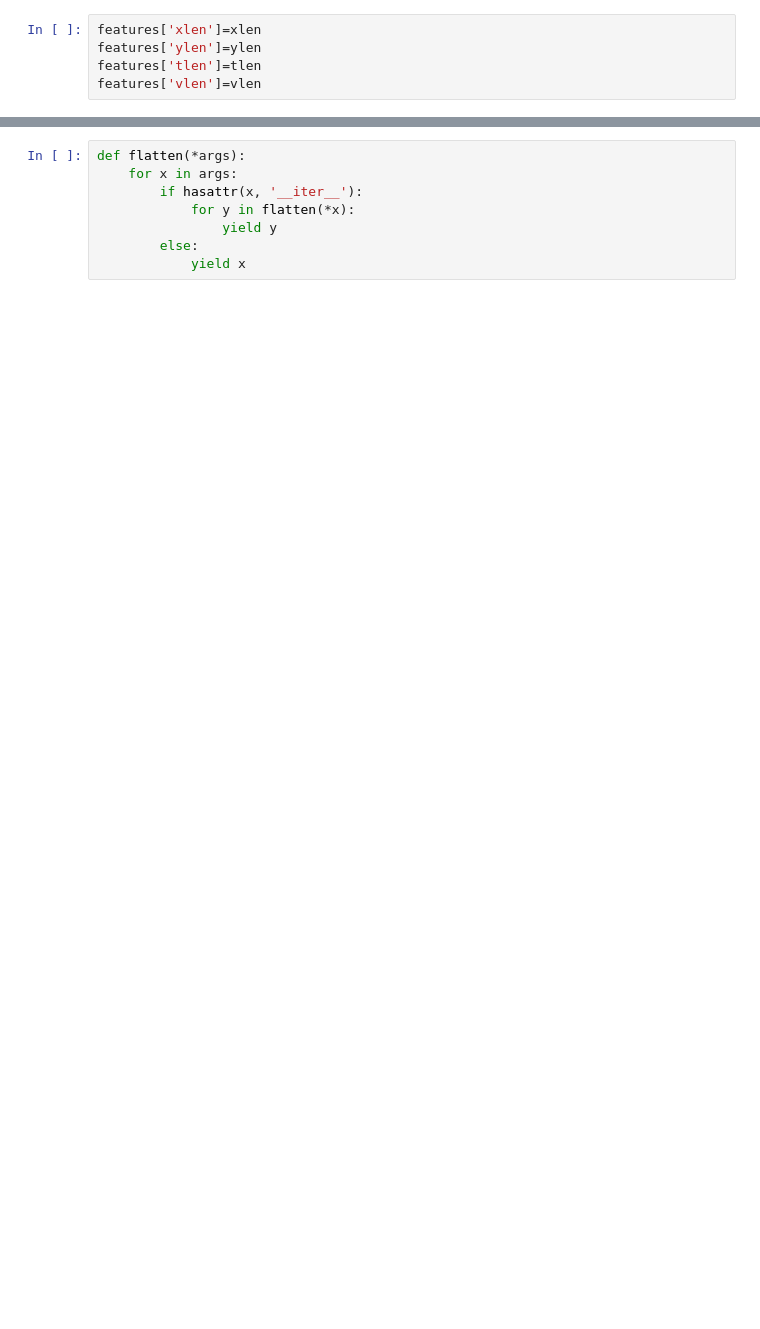
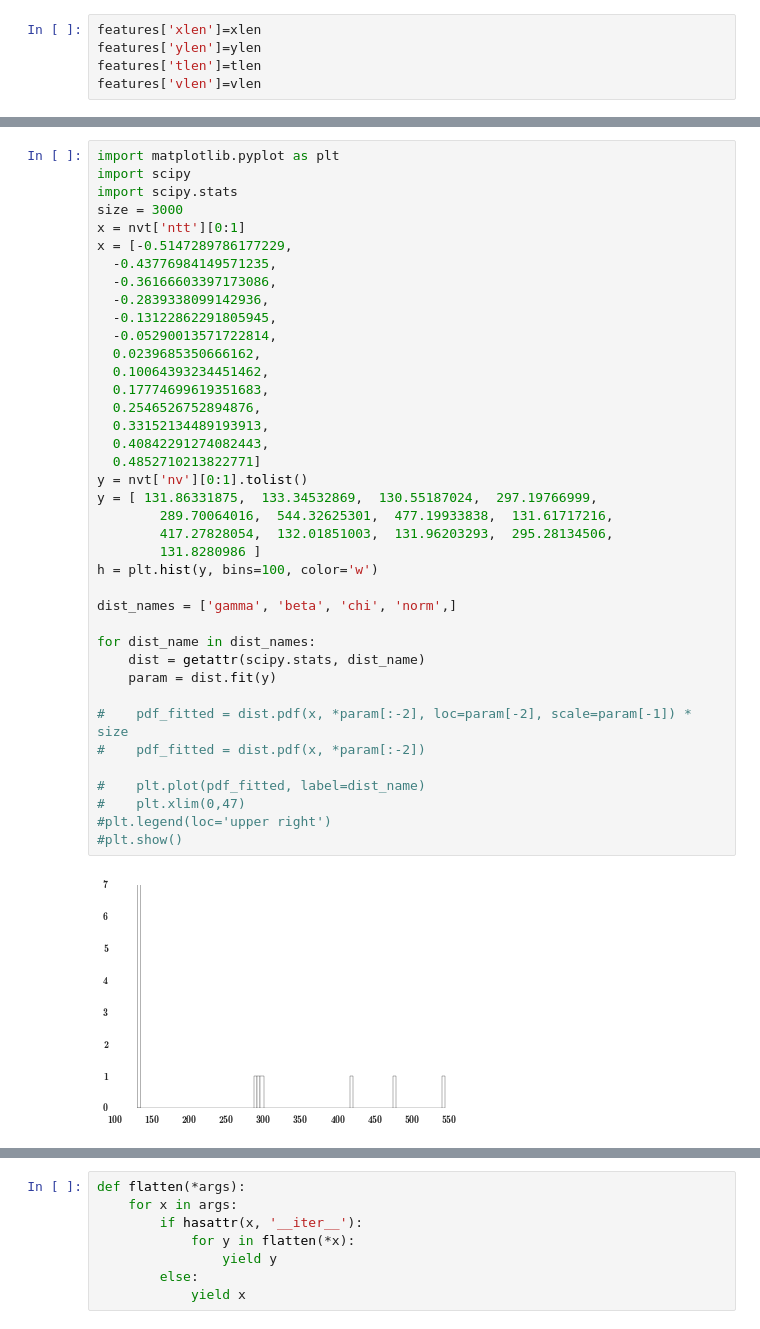
Before and after one commit to andrwat/DA, a Jupyter notebook: notebooks/Final Project.ipynb, the cells around one changed output, grey strips where cells are left out. Drawn from its saved outputs; the diff is of its cells as text; blank space fills up the shorter version.

```diff
--- a/notebooks/Final Project.ipynb
+++ b/notebooks/Final Project.ipynb
@@ -75,0 +244,41 @@ features[['x','xlen','y','ylen','t','tlen','v','vlen']].head()
+# %%
+import matplotlib.pyplot as plt
+import scipy
+import scipy.stats
+size = 3000
+x = nvt['ntt'][0:1]
+x = [-0.5147289786177229,
+  -0.43776984149571235,
+  -0.36166603397173086,
+  -0.2839338099142936,
+  -0.13122862291805945,
+  -0.05290013571722814,
+  0.0239685350666162,
+  0.10064393234451462,
+  0.17774699619351683,
+  0.2546526752894876,
+  0.33152134489193913,
+  0.40842291274082443,
+  0.4852710213822771]
+y = nvt['nv'][0:1].tolist()
+y = [ 131.86331875,  133.34532869,  130.55187024,  297.19766999,
+        289.70064016,  544.32625301,  477.19933838,  131.61717216,
+        417.27828054,  132.01851003,  131.96203293,  295.28134506,
+        131.8280986 ]
+h = plt.hist(y, bins=100, color='w')
+
+dist_names = ['gamma', 'beta', 'chi', 'norm',]
+
+for dist_name in dist_names:
+    dist = getattr(scipy.stats, dist_name)
+    param = dist.fit(y)
+
+#    pdf_fitted = dist.pdf(x, *param[:-2], loc=param[-2], scale=param[-1]) * size
+#    pdf_fitted = dist.pdf(x, *param[:-2])
+
+#    plt.plot(pdf_fitted, label=dist_name)
+#    plt.xlim(0,47)
+#plt.legend(loc='upper right')
+#plt.show()
+# %% [output]
+[figure, added]
```
Also changed, not shown: parts of 32 cells of this notebook.
